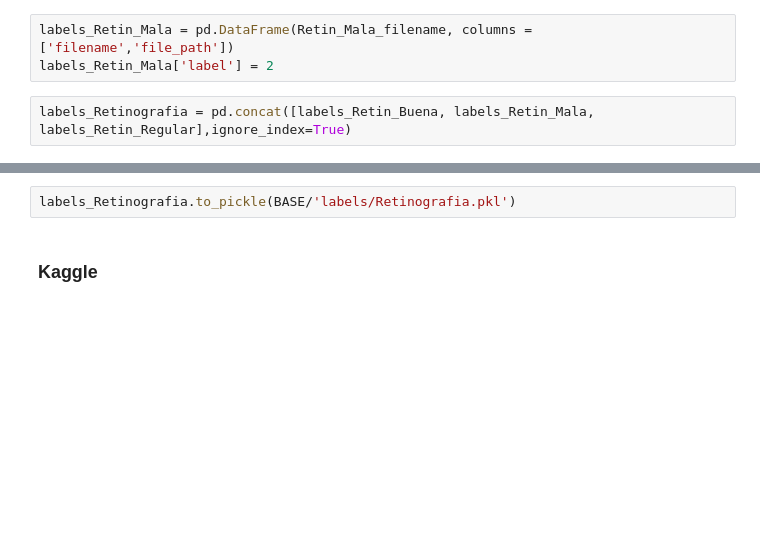
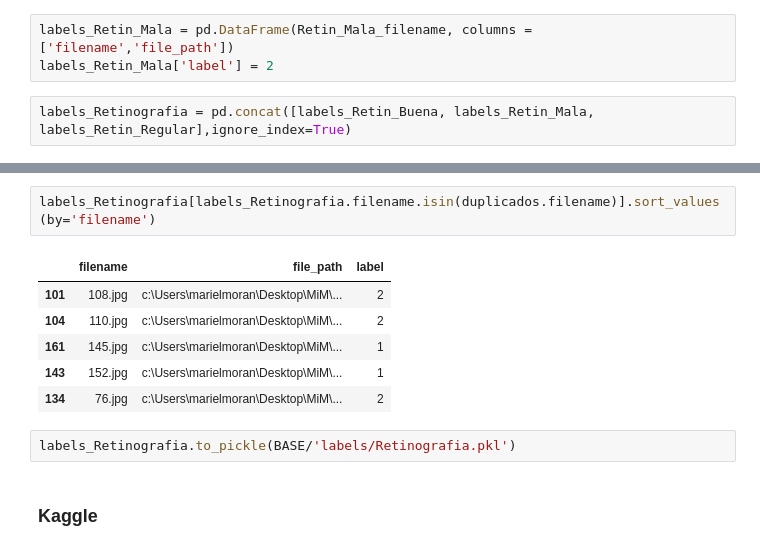
Before and after one commit to gabimoran/MiM, a Jupyter notebook: notebooks/01 Carga de Datos.ipynb, the cells around one changed output, grey strips where cells are left out. Drawn from its saved outputs; the diff is of its cells as text; blank space fills up the shorter version.

```diff
--- a/notebooks/01 Carga de Datos.ipynb
+++ b/notebooks/01 Carga de Datos.ipynb
@@ -116,3 +137,12 @@ labels_Retinografia = pd.concat([labels_Retin_Buena, labels_Retin_Mala, labels_R
+# %%
+labels_Retinografia[labels_Retinografia.filename.isin(duplicados.filename)].sort_values(by='filename')
+# %% [output]
+|  | filename | file_path | label |
+| 101 | 108.jpg | c:\Users\marielmoran\Desktop\MiM\... | 2 |
+| 104 | 110.jpg | c:\Users\marielmoran\Desktop\MiM\... | 2 |
+| 161 | 145.jpg | c:\Users\marielmoran\Desktop\MiM\... | 1 |
+| 143 | 152.jpg | c:\Users\marielmoran\Desktop\MiM\... | 1 |
+| 134 | 76.jpg | c:\Users\marielmoran\Desktop\MiM\... | 2 |
 # %%
 labels_Retinografia.to_pickle(BASE/'labels/Retinografia.pkl')
 # %% [markdown]
```
Also changed, not shown: parts of 7 cells of this notebook.
